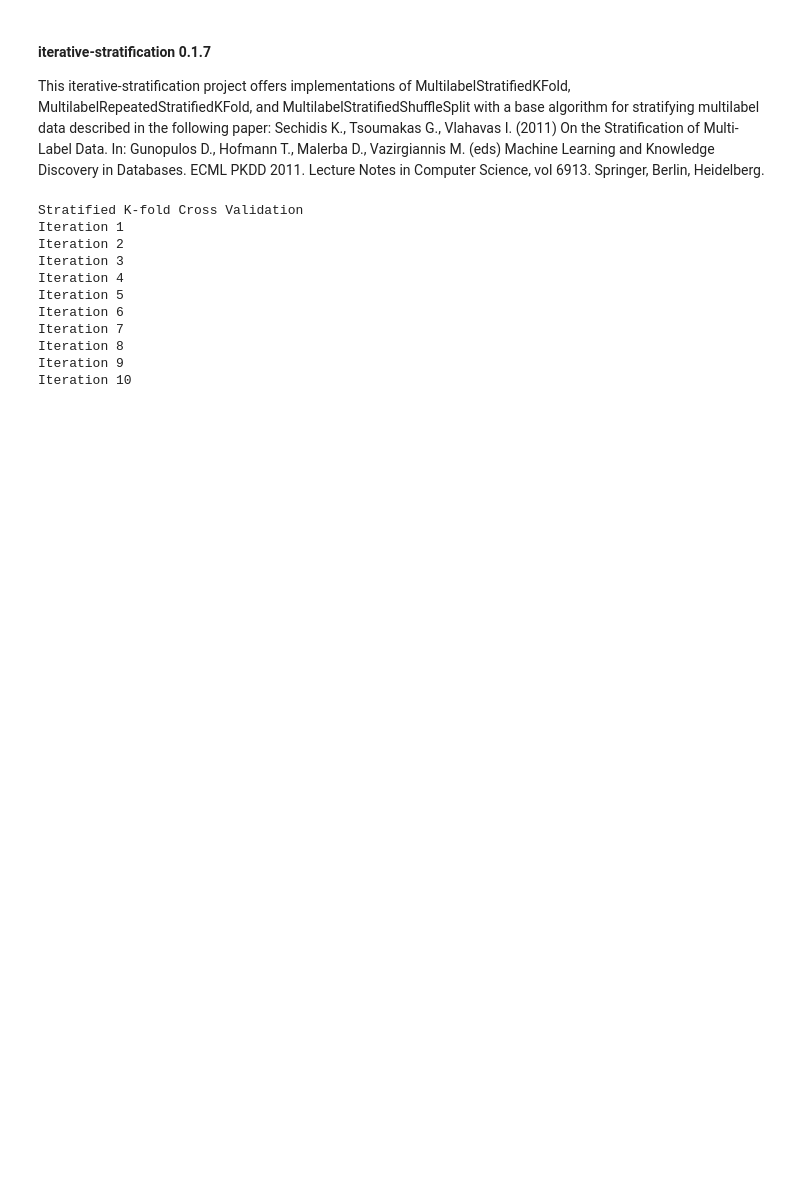
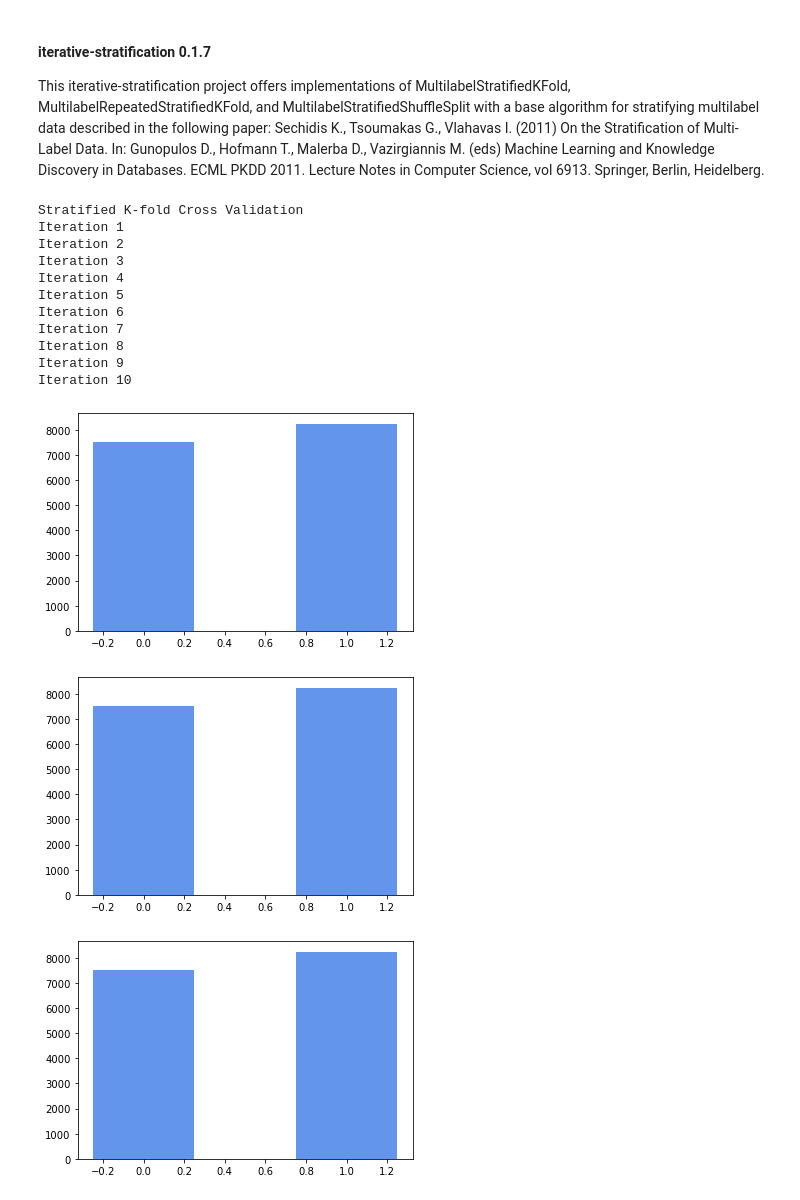
Before and after one commit to marios-tyrovolas/Information-Flow-Based-Fuzzy-Cognitive-Maps-with-Enhanced-Interpretability, a Jupyter notebook: Fuzzy Cognitive Maps in Classification AI4I Dataset.ipynb, the cells around one changed output. Drawn from its saved outputs; the diff is of its cells as text; code cells hidden in the pictures; blank space fills up the shorter version.

```diff
--- a/Fuzzy Cognitive Maps in Classification AI4I Dataset.ipynb
+++ b/Fuzzy Cognitive Maps in Classification AI4I Dataset.ipynb
@@ -106,0 +197,9 @@ data.drop('Product ID', inplace=True, axis=1) # Remove non-informative or redund
+# %%
+feature = ['Type', 'Air temperature [K]', 'Process temperature [K]',
+       'Rotational speed [rpm]', 'Torque [Nm]', 'Tool wear [min]', 'Machine failure', 'TWF', 'HDF', 'PWF', 'OSF', 'RNF']
+# %%
+# We sort the order of columns in dataset
+full_df_balanced = full_df_balanced[feature]
+# %%
+fig = px.pie(full_df_balanced, names='Machine failure')
+fig.show()
@@ -110,0 +215,7 @@ data.to_csv(r'3rd_paper_data\AI4I_Case_Study\raw_data\entire_ai4i2020_feature_ex
+# %%
+full_df_balanced.drop('TWF', inplace=True, axis=1) # Remove non-informative or redundant predictors from the model.
+full_df_balanced.drop('HDF', inplace=True, axis=1) # Remove non-informative or redundant predictors from the model.
+full_df_balanced.drop('PWF', inplace=True, axis=1) # Remove non-informative or redundant predictors from the model.
+full_df_balanced.drop('OSF', inplace=True, axis=1) # Remove non-informative or redundant predictors from the model.
+full_df_balanced.drop('RNF', inplace=True, axis=1) # Remove non-informative or redundant predictors from the model.
+full_df_balanced.head()
@@ -119,50 +232,62 @@ sns.pairplot(data, hue="Machine failure")
 #### iterative-stratification 0.1.7
 This iterative-stratification project offers implementations of MultilabelStratifiedKFold, MultilabelRepeatedStratifiedKFold, and MultilabelStratifiedShuffleSplit with a base algorithm for stratifying multilabel data described in the following paper: Sechidis K., Tsoumakas G., Vlahavas I. (2011) On the Stratification of Multi-Label Data. In: Gunopulos D., Hofmann T., Malerba D., Vazirgiannis M. (eds) Machine Learning and Knowledge Discovery in Databases. ECML PKDD 2011. Lecture Notes in Computer Science, vol 6913. Springer, Berlin, Heidelberg.
 # %%
-data = data.sample(frac=1).reset_index(drop=True) # Shuffle the rows.
+full_df_balanced = full_df_balanced.sample(frac=1).reset_index(drop=True) # Shuffle the rows.
 
-X=data[['Type','Air temperature [K]','Process temperature [K]','Rotational speed [rpm]','Torque [Nm]','Tool wear [min]']].to_numpy()
-y=data[['Machine failure','TWF','HDF','PWF','OSF','RNF']].to_numpy()
+X1=full_df_balanced[['Type','Air temperature [K]','Process temperature [K]','Rotational speed [rpm]','Torque [Nm]','Tool wear [min]']].to_numpy()
+y1=full_df_balanced[['Machine failure']].to_numpy()
 
-mskf = MultilabelStratifiedKFold(n_splits=10)
+skf = StratifiedKFold(n_splits=10)
 
 
 print("Stratified K-fold Cross Validation")
 i=0
-for train_index, test_index in mskf.split(X, y):
+for train_index, test_index in skf.split(X1, y1):
     i=i+1
     print("Iteration",i)
     #print("TRAIN:", train_index, "TEST:", test_index)
-    X_train, X_test = X[train_index], X[test_index]
+    X_train, X_test = X1[train_index], X1[test_index]
     #print("X_train:", X_train, "X_test:", X_test)
-    y_train, y_test = y[train_index], y[test_index]
+    y_train, y_test = y1[train_index], y1[test_index]
     #print("y_train:", y_train, "y_test:", y_test)
 
     # convert array into dataframe
     X_train_dataset = pd.DataFrame(X_train)
     X_train_dataset.set_axis(['Type','Air temperature [K]','Process temperature [K]','Rotational speed [rpm]','Torque [Nm]','Tool wear [min]'], axis=1, inplace=True)
     X_test_dataset = pd.DataFrame(X_test)
     X_test_dataset.set_axis(['Type','Air temperature [K]','Process temperature [K]','Rotational speed [rpm]','Torque [Nm]','Tool wear [min]'], axis=1, inplace=True)
     y_train_dataset = pd.DataFrame(y_train)
-    y_train_dataset.set_axis(['Machine failure','TWF','HDF','PWF','OSF','RNF'], axis=1, inplace=True)
+    y_train_dataset.set_axis(['Machine failure'], axis=1, inplace=True)
     y_test_dataset = pd.DataFrame(y_test)
-    y_test_dataset.set_axis(['Machine failure','TWF','HDF','PWF','OSF','RNF'], axis=1, inplace=True)
+    y_test_dataset.set_axis(['Machine failure'], axis=1, inplace=True)
 
 
     # save the dataframe as a csv file
     X_train_dataset.to_csv(r'3rd_paper_data\AI4I_Case_Study\k-fold cross validation datasets'+ "\\" + str(i) + '\Training Dataset' + '\X_train_iter_'+ str(i) + '.csv', index = False, header=True)
     X_test_dataset.to_csv(r'3rd_paper_data\AI4I_Case_Study\k-fold cross validation datasets'+ "\\" + str(i) + '\Test Dataset'+ '\X_test_iter_'+str(i)+'.csv', index = False, header=True)
     y_train_dataset.to_csv(r'3rd_paper_data\AI4I_Case_Study\k-fold cross validation datasets'+ "\\" + str(i) + '\Training Dataset' + '\y_train_iter_' + str(i) +'.csv', index = False, header=True)
     y_test_dataset.to_csv(r'3rd_paper_data\AI4I_Case_Study\k-fold cross validation datasets'+ "\\"+ str(i) + '\Test Dataset' + '\y_test_iter_' + str(i) +'.csv', index = False, header=True)
+
+
+    fig, ax = plt.subplots()
+
+    mf_heights, mf_bins = np.histogram(y_train_dataset['Machine failure'],bins=[-0.5,0.5,1.5])
+
+    width = (mf_bins[1] - mf_bins[0])/2.0
+
+    ax.bar(mf_bins[:-1]+width, mf_heights, width=width, facecolor='cornflowerblue')
 # %% [output]
 Stratified K-fold Cross Validation
 Iteration 1
 Iteration 2
 Iteration 3
 Iteration 4
 Iteration 5
 Iteration 6
 Iteration 7
 Iteration 8
 Iteration 9
 Iteration 10
+[figure, added]
+[figure, added]
+[figure, added]
```
Also changed, not shown: parts of 28 cells of this notebook.
